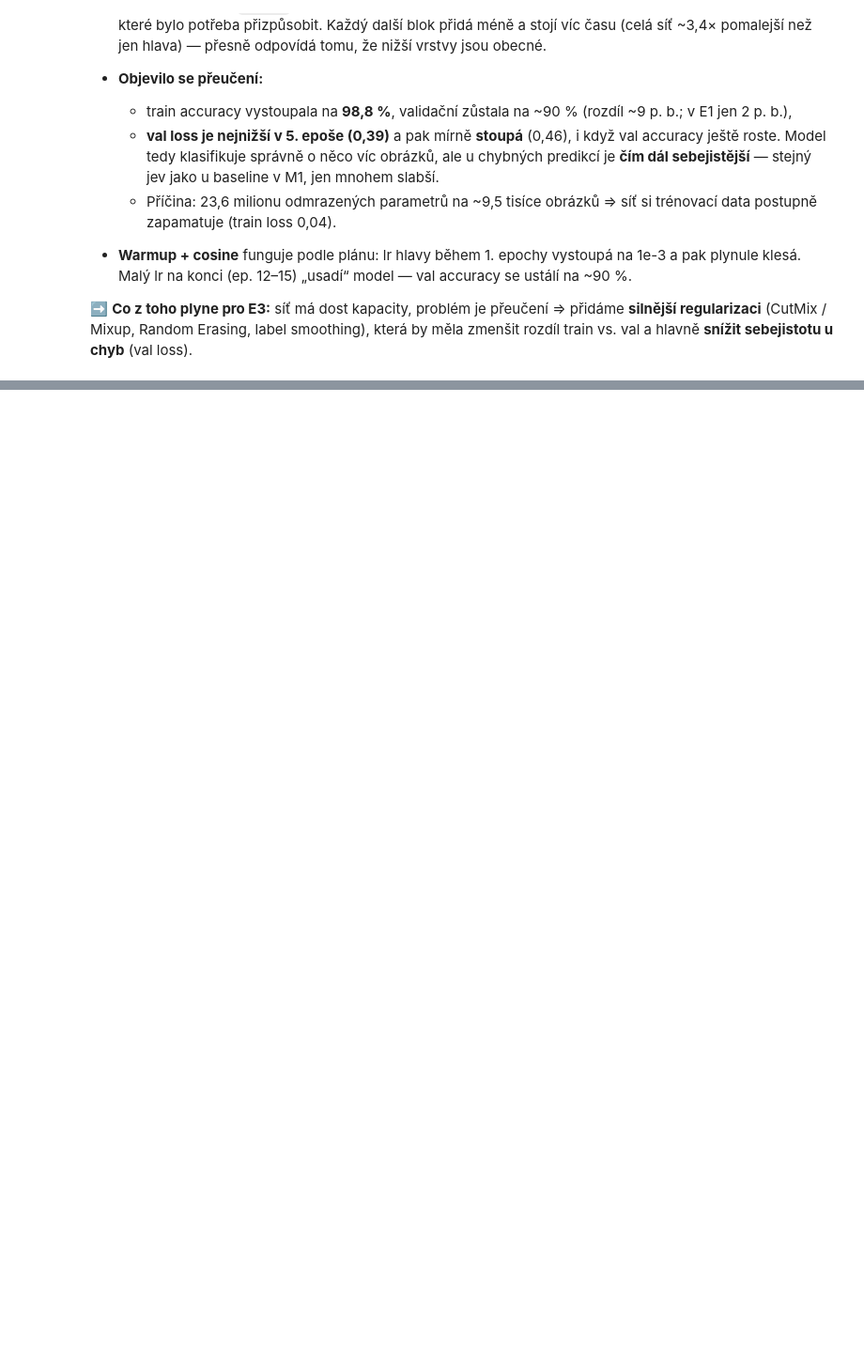
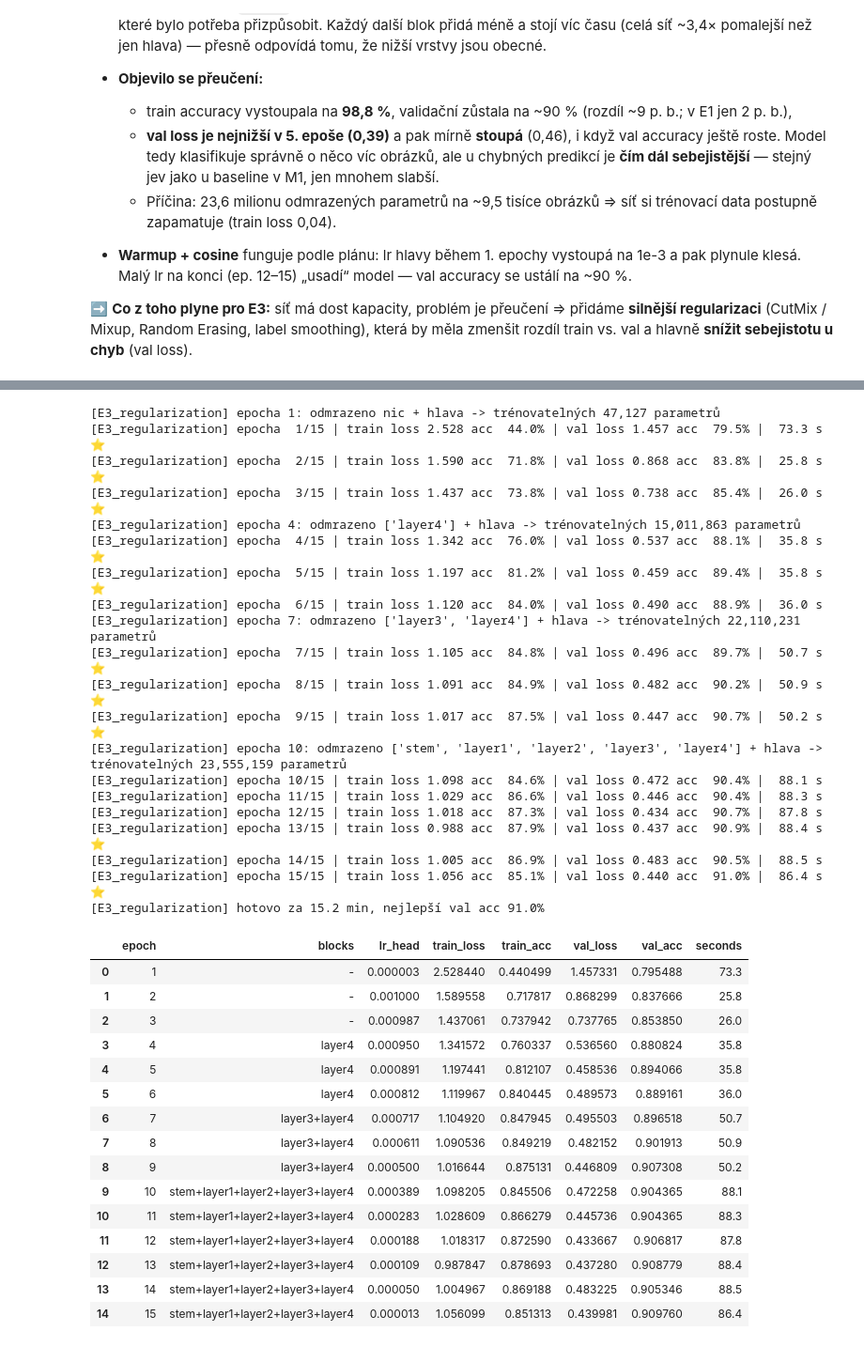
Before and after one commit to Onre739/vsb-machine-learning, a Jupyter notebook: ML_GEM0023_milestone_02.ipynb, the cells around one changed output, grey strips where cells are left out. Shown at 94% size. Cells and saved outputs as stored; diff of their text form; code cells hidden in the pictures; blank space fills up the shorter version.

```diff
--- a/ML_GEM0023_milestone_02.ipynb
+++ b/ML_GEM0023_milestone_02.ipynb
@@ -533,0 +558,49 @@ plot_log(log_e2, "E2 — postupné odmrazování + discriminative LR + warmup/co
+# %%
+CONFIG_E3 = {
+    **CONFIG_E2,                               # vše stejné jako E2 ...
+    "name": "E3_regularization",
+    "label_smoothing": 0.1,                    # ... plus regularizace
+    "mixup_alpha": 0.2, "cutmix_alpha": 1.0, "mix_prob": 0.5,
+    "random_erasing": 0.25,
+}
+
+model_e3, log_e3 = fit(CONFIG_E3, splits, N_CLASSES, device, retrain=RETRAIN)
+results["E3 + regularizace"] = {"val_acc": log_e3["val_acc"].max()}
+log_e3
+# %% [output]
+[E3_regularization] epocha 1: odmrazeno nic + hlava -> trénovatelných 47,127 parametrů
+[E3_regularization] epocha  1/15 | train loss 2.528 acc  44.0% | val loss 1.457 acc  79.5% |  73.3 s ⭐
+[E3_regularization] epocha  2/15 | train loss 1.590 acc  71.8% | val loss 0.868 acc  83.8% |  25.8 s ⭐
+[E3_regularization] epocha  3/15 | train loss 1.437 acc  73.8% | val loss 0.738 acc  85.4% |  26.0 s ⭐
+[E3_regularization] epocha 4: odmrazeno ['layer4'] + hlava -> trénovatelných 15,011,863 parametrů
+[E3_regularization] epocha  4/15 | train loss 1.342 acc  76.0% | val loss 0.537 acc  88.1% |  35.8 s ⭐
+[E3_regularization] epocha  5/15 | train loss 1.197 acc  81.2% | val loss 0.459 acc  89.4% |  35.8 s ⭐
+[E3_regularization] epocha  6/15 | train loss 1.120 acc  84.0% | val loss 0.490 acc  88.9% |  36.0 s
+[E3_regularization] epocha 7: odmrazeno ['layer3', 'layer4'] + hlava -> trénovatelných 22,110,231 parametrů
+[E3_regularization] epocha  7/15 | train loss 1.105 acc  84.8% | val loss 0.496 acc  89.7% |  50.7 s ⭐
+[E3_regularization] epocha  8/15 | train loss 1.091 acc  84.9% | val loss 0.482 acc  90.2% |  50.9 s ⭐
+[E3_regularization] epocha  9/15 | train loss 1.017 acc  87.5% | val loss 0.447 acc  90.7% |  50.2 s ⭐
+[E3_regularization] epocha 10: odmrazeno ['stem', 'layer1', 'layer2', 'layer3', 'layer4'] + hlava -> trénovatelných 23,555,159 parametrů
+[E3_regularization] epocha 10/15 | train loss 1.098 acc  84.6% | val loss 0.472 acc  90.4% |  88.1 s
+[E3_regularization] epocha 11/15 | train loss 1.029 acc  86.6% | val loss 0.446 acc  90.4% |  88.3 s
+[E3_regularization] epocha 12/15 | train loss 1.018 acc  87.3% | val loss 0.434 acc  90.7% |  87.8 s
+[E3_regularization] epocha 13/15 | train loss 0.988 acc  87.9% | val loss 0.437 acc  90.9% |  88.4 s ⭐
+[E3_regularization] epocha 14/15 | train loss 1.005 acc  86.9% | val loss 0.483 acc  90.5% |  88.5 s
+[E3_regularization] epocha 15/15 | train loss 1.056 acc  85.1% | val loss 0.440 acc  91.0% |  86.4 s ⭐
+[E3_regularization] hotovo za 15.2 min, nejlepší val acc 91.0%
+|  | epoch | blocks | lr_head | train_loss | train_acc | val_loss | val_acc | seconds |
+| 0 | 1 | - | 0.000003 | 2.528440 | 0.440499 | 1.457331 | 0.795488 | 73.3 |
+| 1 | 2 | - | 0.001000 | 1.589558 | 0.717817 | 0.868299 | 0.837666 | 25.8 |
+| 2 | 3 | - | 0.000987 | 1.437061 | 0.737942 | 0.737765 | 0.853850 | 26.0 |
+| 3 | 4 | layer4 | 0.000950 | 1.341572 | 0.760337 | 0.536560 | 0.880824 | 35.8 |
+| 4 | 5 | layer4 | 0.000891 | 1.197441 | 0.812107 | 0.458536 | 0.894066 | 35.8 |
+| 5 | 6 | layer4 | 0.000812 | 1.119967 | 0.840445 | 0.489573 | 0.889161 | 36.0 |
+| 6 | 7 | layer3+layer4 | 0.000717 | 1.104920 | 0.847945 | 0.495503 | 0.896518 | 50.7 |
+| 7 | 8 | layer3+layer4 | 0.000611 | 1.090536 | 0.849219 | 0.482152 | 0.901913 | 50.9 |
+| 8 | 9 | layer3+layer4 | 0.000500 | 1.016644 | 0.875131 | 0.446809 | 0.907308 | 50.2 |
+| 9 | 10 | stem+layer1+layer2+layer3+layer4 | 0.000389 | 1.098205 | 0.845506 | 0.472258 | 0.904365 | 88.1 |
+| 10 | 11 | stem+layer1+layer2+layer3+layer4 | 0.000283 | 1.028609 | 0.866279 | 0.445736 | 0.904365 | 88.3 |
+| 11 | 12 | stem+layer1+layer2+layer3+layer4 | 0.000188 | 1.018317 | 0.872590 | 0.433667 | 0.906817 | 87.8 |
+| 12 | 13 | stem+layer1+layer2+layer3+layer4 | 0.000109 | 0.987847 | 0.878693 | 0.437280 | 0.908779 | 88.4 |
+| 13 | 14 | stem+layer1+layer2+layer3+layer4 | 0.000050 | 1.004967 | 0.869188 | 0.483225 | 0.905346 | 88.5 |
+| 14 | 15 | stem+layer1+layer2+layer3+layer4 | 0.000013 | 1.056099 | 0.851313 | 0.439981 | 0.909760 | 86.4 |
```
Also changed, not shown: parts of 3 cells of this notebook, 3 other files.
